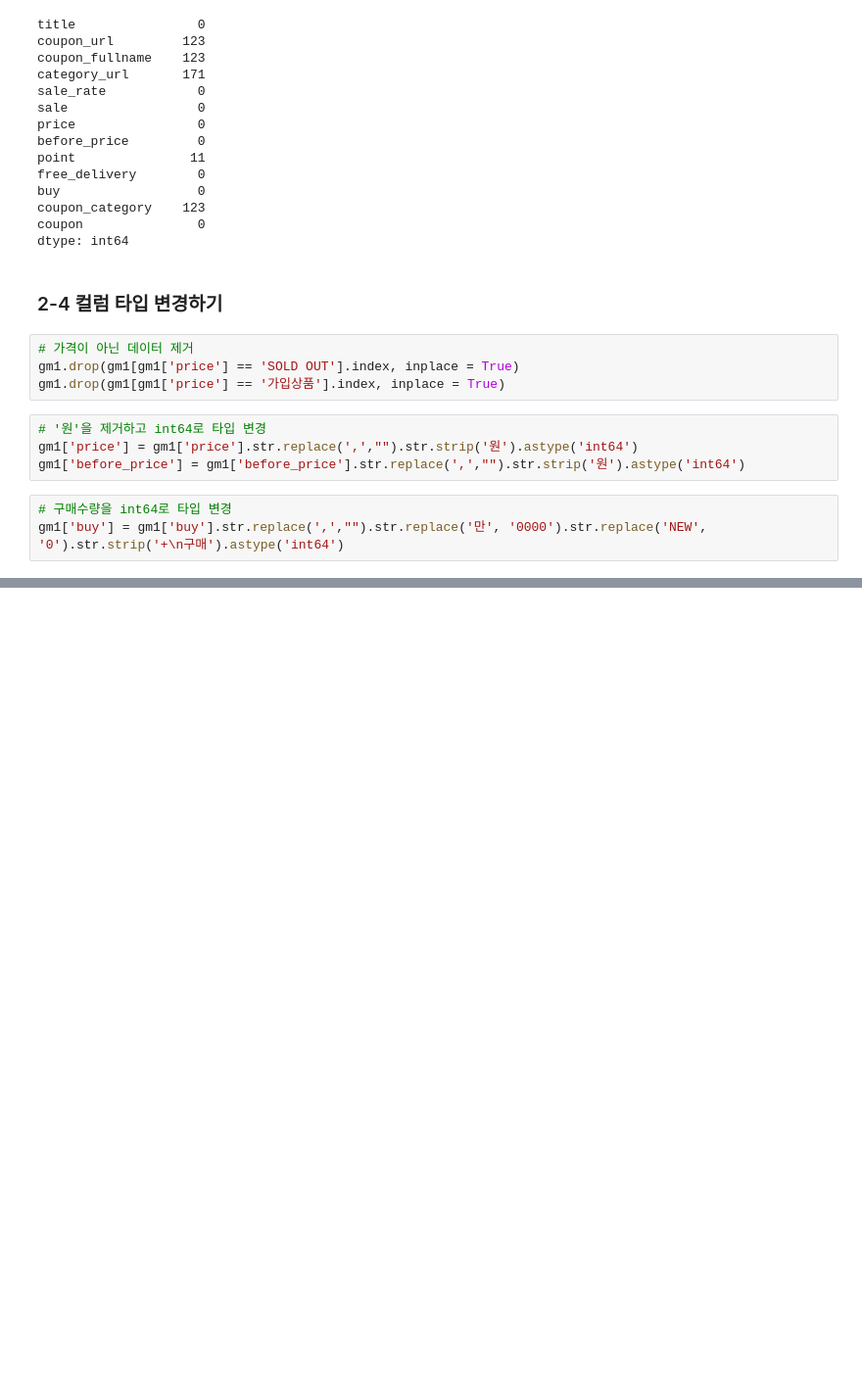
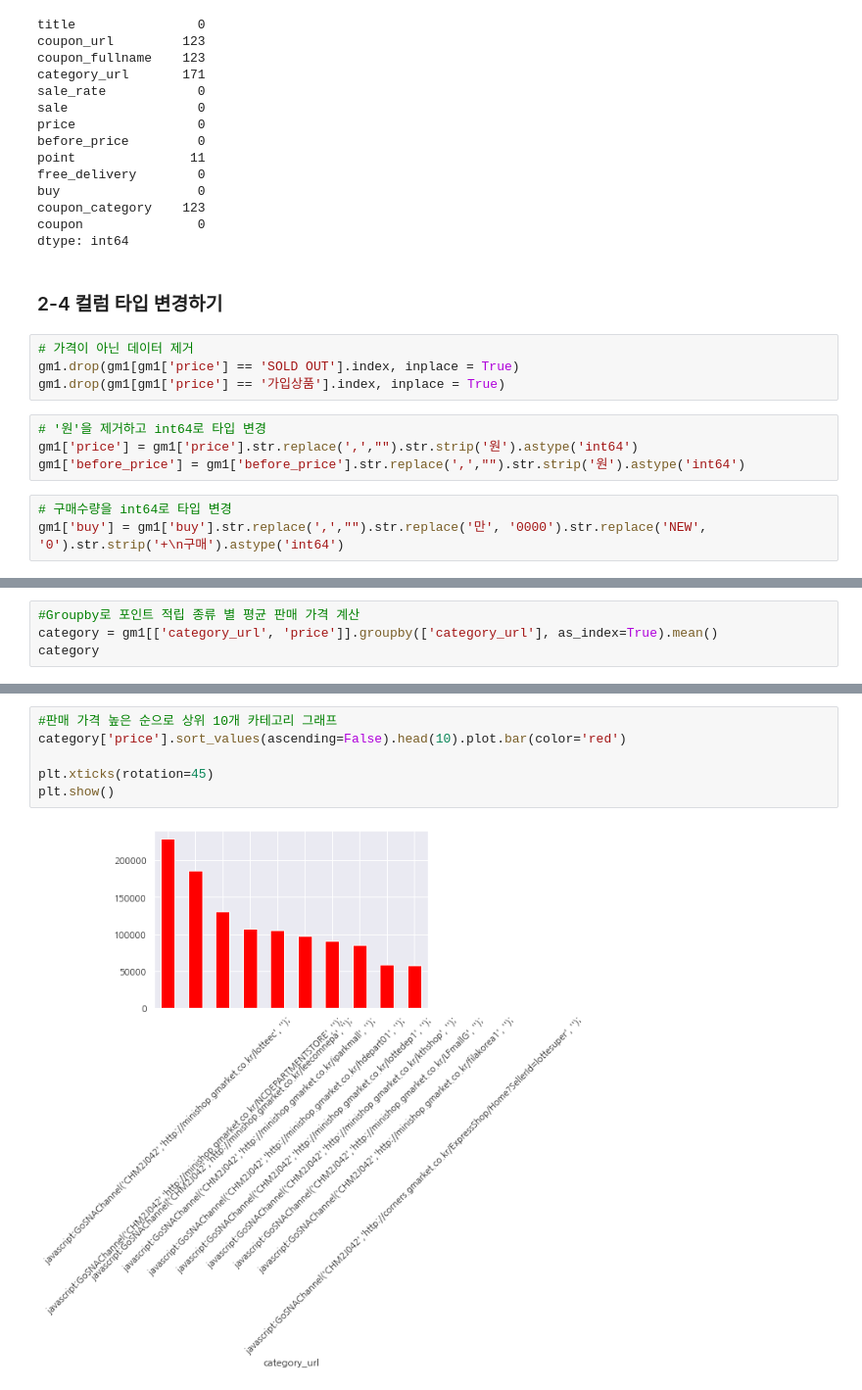
Before and after one commit to JaeHong-Park987/2023_team, a Jupyter notebook: 오픈마켓/오픈마켓(G마켓) 매체별 주문 데이터 분석.ipynb, the cells around one changed output, grey strips where cells are left out. Shown at 98% size. Drawn from its saved outputs; the diff is of its cells as text; blank space fills up the shorter version.

```diff
--- a/오픈마켓/오픈마켓(G마켓) 매체별 주문 데이터 분석.ipynb
+++ b/오픈마켓/오픈마켓(G마켓) 매체별 주문 데이터 분석.ipynb
@@ -270,0 +367,4 @@ gm1.head()
+# %%
+#Groupby로 포인트 적립 종류 별 평균 판매 가격 계산
+category = gm1[['category_url', 'price']].groupby(['category_url'], as_index=True).mean()
+category
@@ -270,0 +390,8 @@ gm1.head()
+# %%
+#판매 가격 높은 순으로 상위 10개 카테고리 그래프
+category['price'].sort_values(ascending=False).head(10).plot.bar(color='red')
+
+plt.xticks(rotation=45)
+plt.show()
+# %% [output]
+[figure, added]
```
Also changed, not shown: parts of 18 cells of this notebook, 1 other file.
